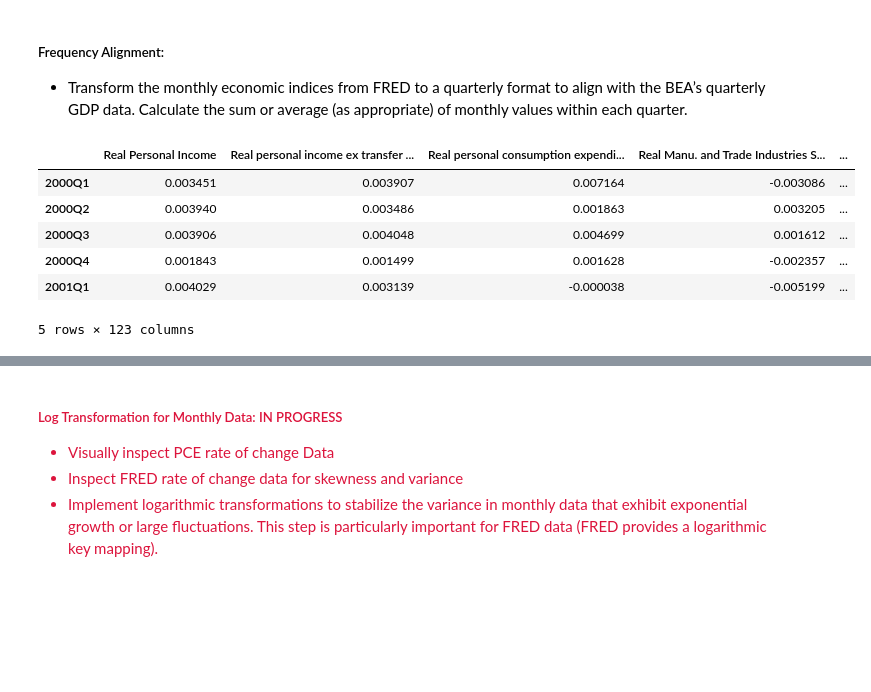
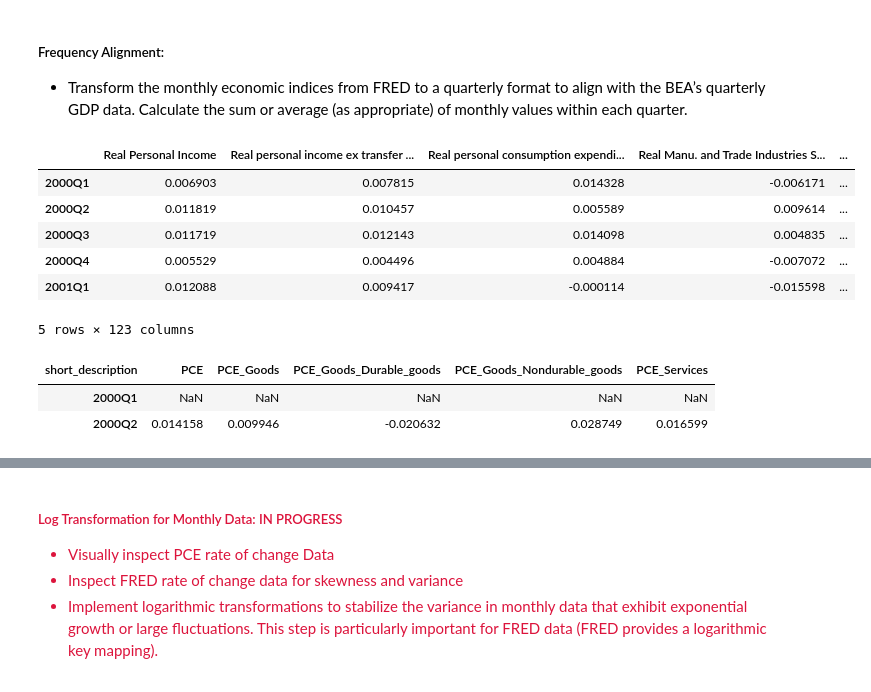
Before and after one commit to janjannagtegaal/NowCasting-M1, a Jupyter notebook: M1_NowCasting_Consumer_Exp.ipynb, the cells around one changed output, grey strips where cells are left out. Cells and saved outputs as stored; diff of their text form; code cells hidden in the pictures; blank space fills up the shorter version.

```diff
--- a/M1_NowCasting_Consumer_Exp.ipynb
+++ b/M1_NowCasting_Consumer_Exp.ipynb
@@ -615,16 +717,25 @@ pce_rate_of_change.head()
 ##### Frequency Alignment:
 - Transform the monthly economic indices from FRED to a quarterly format to align with the BEA’s quarterly GDP data. Calculate the sum or average (as appropriate) of monthly values within each quarter.
 # %%
+# Convert DateTimeIndex to PeriodIndex with quarterly frequency
+pce_rate_of_change.index = pce_rate_of_change.index.to_period('Q')
+
 # Convert the monthly rate of change data to quarterly
-# We'll use the average as the aggregation method, which is suitable for rate of change data
-fred_quarterly_rate_of_change = fred_rate_of_change.resample('Q').mean()
+# We'll use the average as the sum aggregation method, which is suitable for rate of change data
+fred_quarterly_rate_of_change = fred_rate_of_change.resample('Q').sum()
 
 fred_quarterly_rate_of_change.head()
 # %% [output]
 |  | Real Personal Income | Real personal income ex transfer ... | Real personal consumption expendi... | Real Manu. and Trade Industries S... | ... |
-| 2000Q1 | 0.003451 | 0.003907 | 0.007164 | -0.003086 | ... |
-| 2000Q2 | 0.003940 | 0.003486 | 0.001863 | 0.003205 | ... |
-| 2000Q3 | 0.003906 | 0.004048 | 0.004699 | 0.001612 | ... |
-| 2000Q4 | 0.001843 | 0.001499 | 0.001628 | -0.002357 | ... |
-| 2001Q1 | 0.004029 | 0.003139 | -0.000038 | -0.005199 | ... |
+| 2000Q1 | 0.006903 | 0.007815 | 0.014328 | -0.006171 | ... |
+| 2000Q2 | 0.011819 | 0.010457 | 0.005589 | 0.009614 | ... |
+| 2000Q3 | 0.011719 | 0.012143 | 0.014098 | 0.004835 | ... |
+| 2000Q4 | 0.005529 | 0.004496 | 0.004884 | -0.007072 | ... |
+| 2001Q1 | 0.012088 | 0.009417 | -0.000114 | -0.015598 | ... |
 5 rows × 123 columns
+# %%
+pce_rate_of_change.head(2)
+# %% [output]
+| short_description | PCE | PCE_Goods | PCE_Goods_Durable_goods | PCE_Goods_Nondurable_goods | PCE_Services |
+| 2000Q1 | NaN | NaN | NaN | NaN | NaN |
+| 2000Q2 | 0.014158 | 0.009946 | -0.020632 | 0.028749 | 0.016599 |
```
Also changed, not shown: parts of 16 cells of this notebook, 2 other files.
